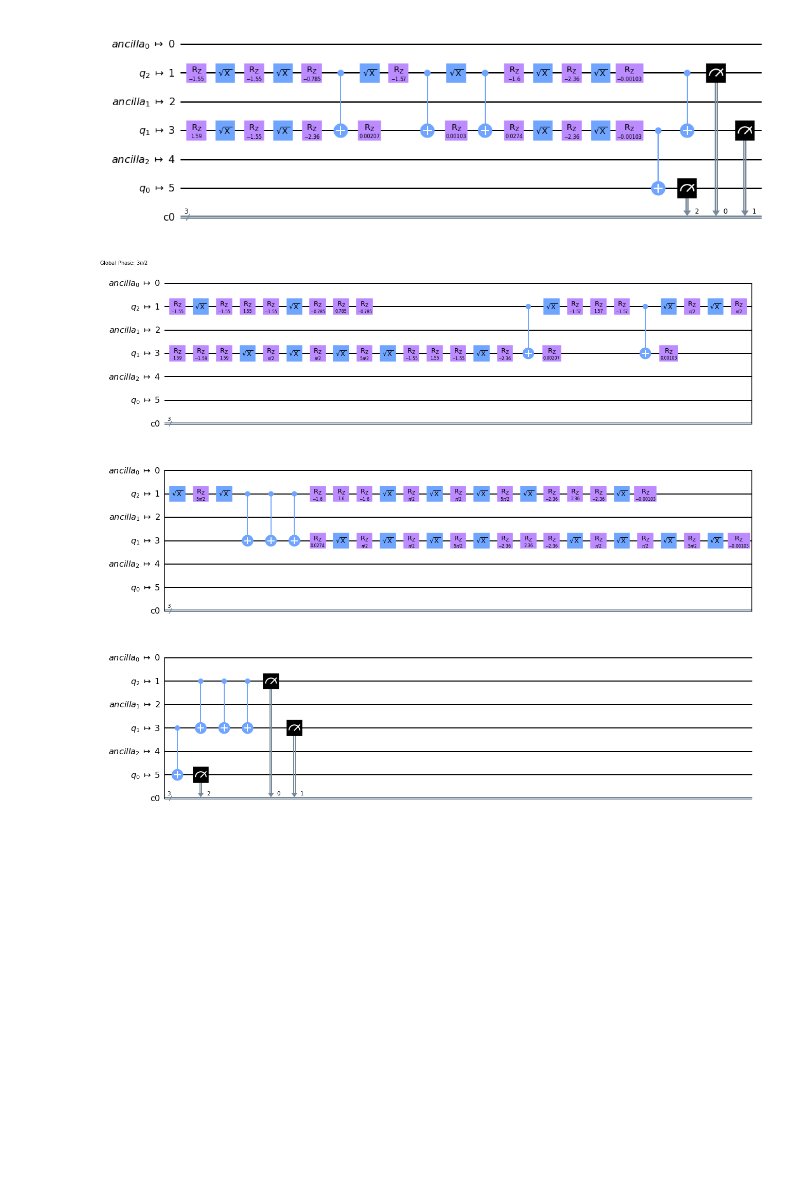
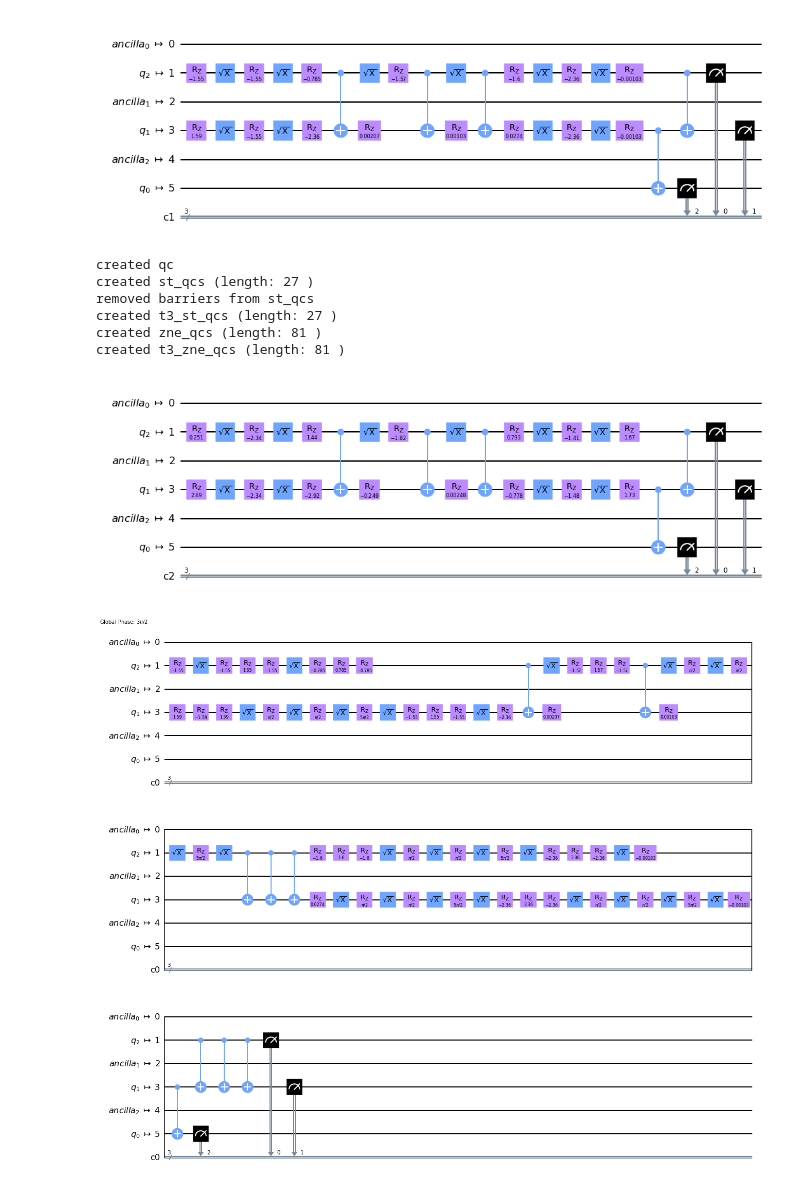
Before and after one commit to BOBO1997/osp_solutions, a Jupyter notebook: experiments/figures/100step_fake.ipynb, the cells around one changed output. Saved outputs shown, nothing was run; the diff lists cells and outputs as text; code cells hidden in the pictures; blank space fills up the shorter version.

```diff
--- a/experiments/figures/100step_fake.ipynb
+++ b/experiments/figures/100step_fake.ipynb
@@ -123,6 +147,54 @@ created t3_zne_qcs (length: 81 )
 t3_zne_qcs[-3].draw("mpl")
 # %% [output]
 [figure]
+# %%
+# Initialize quantum circuit for 3 qubits
+qr = QuantumRegister(num_qubits, name="q")
+qc = QuantumCircuit(qr)
+
+# Prepare initial state (remember we are only evolving 3 of the 7 qubits on jakarta qubits (q_5, q_3, q_1) corresponding to the state |110>)
+make_initial_state(qc, "110")  # DO NOT MODIFY (|q_5,q_3,q_1> = |110>)
+
+subspace_encoder_init110(qc, targets=[0, 1, 2]) # encode
+trotterize(qc, trot_gate, 4, targets=[1, 2]) # Simulate time evolution under H_heis3 Hamiltonian
+subspace_decoder(qc, targets=[0, 1, 2]) # decode
+
+# Evaluate simulation at target_time (t=pi) meaning each trotter step evolves pi/trotter_steps in time
+qc = qc.bind_parameters({dt: target_time / num_steps})
+print("created qc")
+
+# Generate state tomography circuits to evaluate fidelity of simulation
+st_qcs = state_tomography_circuits(qc, [0, 1, 2][::-1])  #! state tomography requires === BIG ENDIAN ===
+print("created st_qcs (length:", len(st_qcs), ")")
+
+# remove barriers
+st_qcs = [RemoveBarriers()(qc) for qc in st_qcs]
+print("removed barriers from st_qcs")
+
+# optimize circuit
+t3_st_qcs = transpile(st_qcs, optimization_level=3, basis_gates=["sx", "cx", "rz"])
+t3_st_qcs = transpile(t3_st_qcs, optimization_level=3, basis_gates=["sx", "cx", "rz"])
+print("created t3_st_qcs (length:", len(t3_st_qcs), ")")
+
+# zne wrapping
+zne_qcs = zne_wrapper(t3_st_qcs, scale_factors = scale_factors, pt = False)
+print("created zne_qcs (length:", len(zne_qcs), ")")
+
+# optimization_level must be 0
+# feed initial_layout here to see the picture of the circuits before casting the job
+t3_zne_qcs = transpile(zne_qcs, optimization_level=0, basis_gates=["sx", "cx", "rz"], initial_layout=initial_layout)
+print("created t3_zne_qcs (length:", len(t3_zne_qcs), ")")
+# %% [output]
+created qc
+created st_qcs (length: 27 )
+removed barriers from st_qcs
+created t3_st_qcs (length: 27 )
+created zne_qcs (length: 81 )
+created t3_zne_qcs (length: 81 )
+# %%
+t3_zne_qcs[-3].draw("mpl")
+# %% [output]
+[figure, added]
 # %%
 t3_zne_qcs[-2].draw("mpl")
 # %% [output]
```
Also changed, not shown: parts of 5 cells of this notebook, 1 other file.
